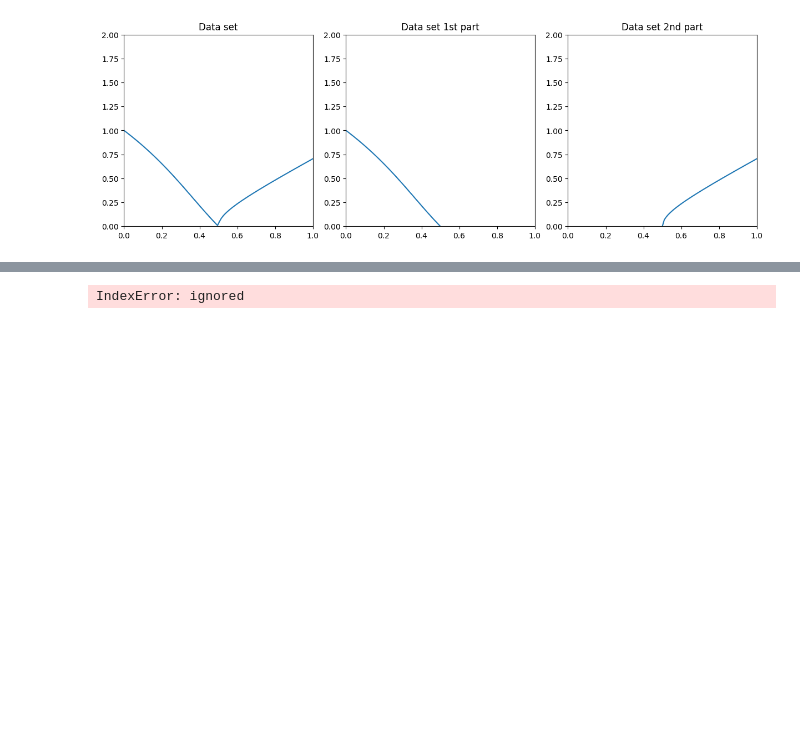
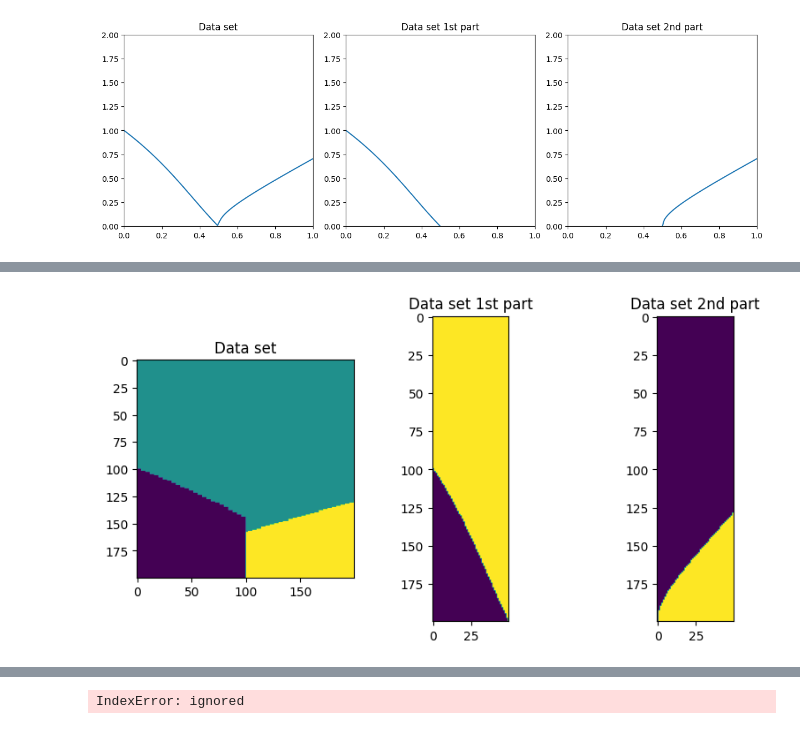
Before and after one commit to mehrankhosrojerdi/Diffusion_model, a Jupyter notebook: annni_model_rbf_kernel.ipynb, the cells around one changed output, grey strips where cells are left out. Drawn from its saved outputs; the diff is of its cells as text; code cells hidden in the pictures; blank space fills up the shorter version.

```diff
--- a/annni_model_rbf_kernel.ipynb
+++ b/annni_model_rbf_kernel.ipynb
@@ -64,0 +192,66 @@ plt.show()
+# %%
+# dataset
+x1 = np.linspace(0.001,1,200)
+x_1st = np.linspace(0.001, 0.5, 50)
+x_2nd = np.linspace(0.5, 1, 50)
+x2 = np.linspace(0.001,2,200)
+hI_k = (((1-x1)/x1)*(1-np.sqrt((1-(3*x1)+(4*(x1**2)))/(1-x1))))
+hC_k = (1.05*(np.sqrt((x1-0.5)*(x1-0.1))))
+
+def hI_k(x):
+  return (((1 - x) / x) * (1 - np.sqrt((1 - (3 * x) + (4 * (x ** 2))) / (1 - x))))
+y_1st = np.array(hI_k(x_1st))
+
+def hC_k(x):
+  return (1.05*(np.sqrt((x-0.5)*(x-0.1))))
+y_2nd = np.array(hC_k(x_2nd))
+
+lst_f_1st =[]
+for i in y_1st:
+  for j in x2:
+    if j<i:
+      f = -1
+    else:
+      f = 0
+    lst_f_1st.append(f)
+array_form_1st = np.array(lst_f_1st)
+re_array_form_1st = np.rot90(array_form_1st.reshape(x_1st.shape[0],x2.shape[0]),1)
+
+lst_f_2nd =[]
+for i in y_2nd:
+  for j in x2:
+    if j<i:
+      f = 1
+    else:
+      f = 0
+    lst_f_2nd.append(f)
+array_form_2nd = np.array(lst_f_2nd)
+re_array_form_2nd = np.rot90(array_form_2nd.reshape(x_2nd.shape[0],x2.shape[0]),1)
+
+lst_f = []
+for i in x1:
+  if i < 0.5:
+    for j in x2:
+      if j <= y_1st[int(i*50)]:
+          f = -1
+      else:
+          f = 0
+      lst_f.append(f)
+  else:
+      for j in x2:
+        if j <= y_2nd[int(i*49)]:
+          f = 1
+        else:
+          f = 0
+        lst_f.append(f)
+
+array_form = np.array(lst_f)
+re_array_form = np.rot90(array_form.reshape(x2.shape[0],x1.shape[0]),1)
+
+
+fig, (ax1, ax2, ax3) = plt.subplots(1, 3, constrained_layout=True, figsize=(8, 4))
+ax1.imshow(re_array_form); ax2.imshow(re_array_form_1st); ax3.imshow(re_array_form_2nd)
+ax1.set_title("Data set");  ax2.set_title("Data set 1st part");  ax3.set_title("Data set 2nd part")
+plt.show()
+# %% [output]
+[figure, added]
```
Also changed, not shown: parts of 12 cells of this notebook.
